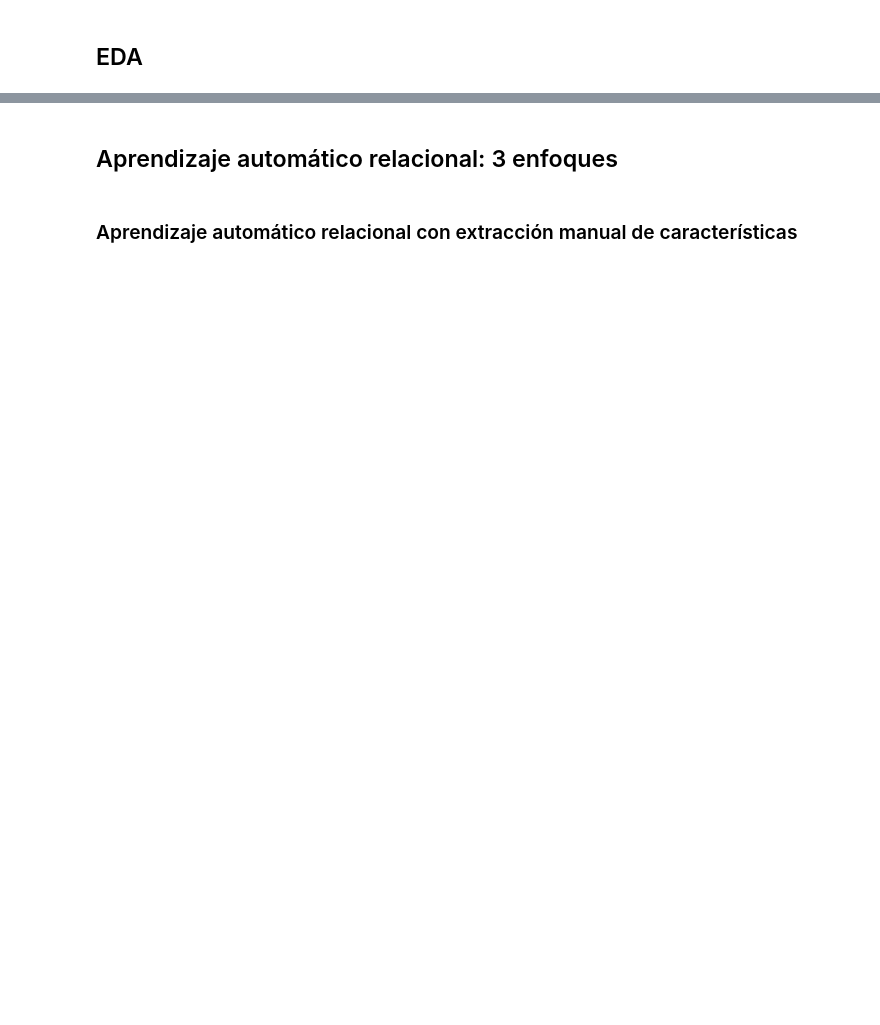
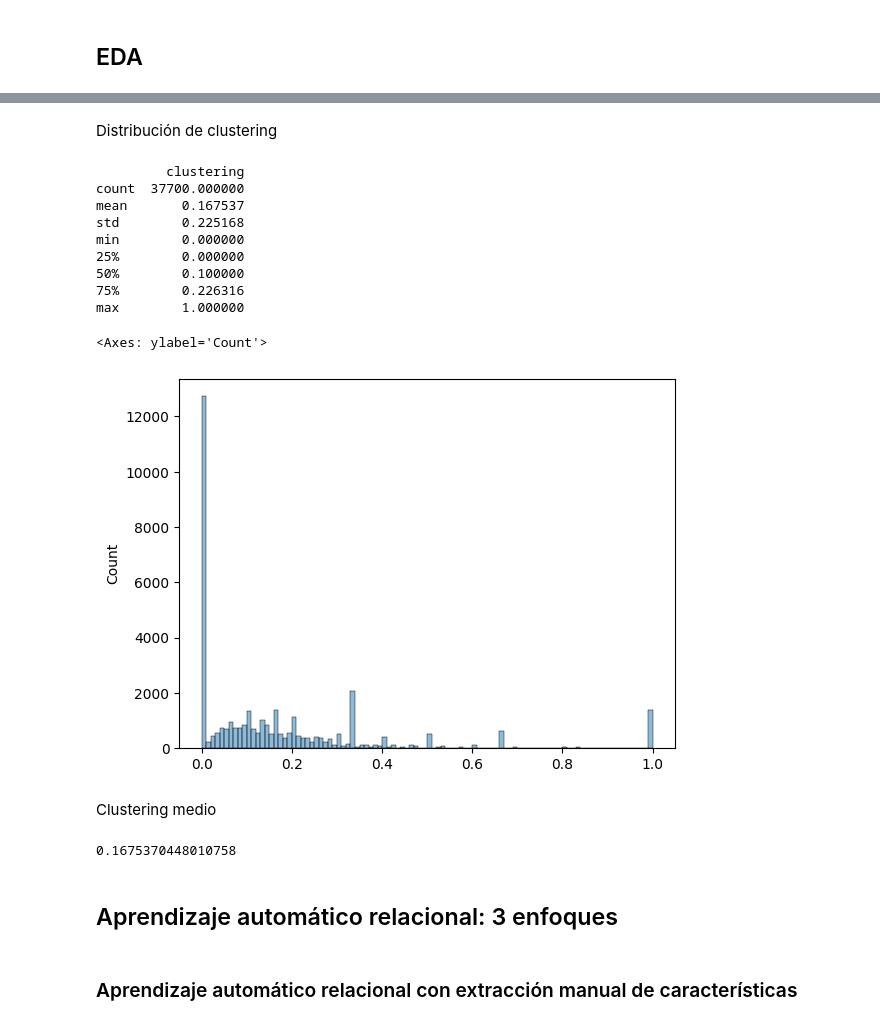
Before and after one commit to jbaezarh/Relational-ML, a Jupyter notebook: src/relationalML.ipynb, the cells around one changed output, grey strips where cells are left out. Cells and saved outputs as stored; diff of their text form; code cells hidden in the pictures; blank space fills up the shorter version.

```diff
--- a/src/relationalML.ipynb
+++ b/src/relationalML.ipynb
@@ -60,0 +74,25 @@ g = nx.parse_edgelist(Data, delimiter=',', create_using=nx.Graph(), nodetype=int
+# %% [markdown]
+Distribución de clustering
+# %%
+clustering = nx.clustering(G)
+print(pd.DataFrame.from_dict(clustering,orient="index",columns=["clustering"]).describe())
+sns.histplot(clustering.values(),bins=100,legend=False)
+# %% [output]
+         clustering
+count  37700.000000
+mean       0.167537
+std        0.225168
+min        0.000000
+25%        0.000000
+50%        0.100000
+75%        0.226316
+max        1.000000
+<Axes: ylabel='Count'>
+[figure, added]
+# %% [markdown]
+Clustering medio
+# %%
+global_cluster = nx.average_clustering(G, count_zeros=True)
+global_cluster
+# %% [output]
+0.1675370448010758
```
Also changed, not shown: parts of 10 cells of this notebook, 3 other files.
